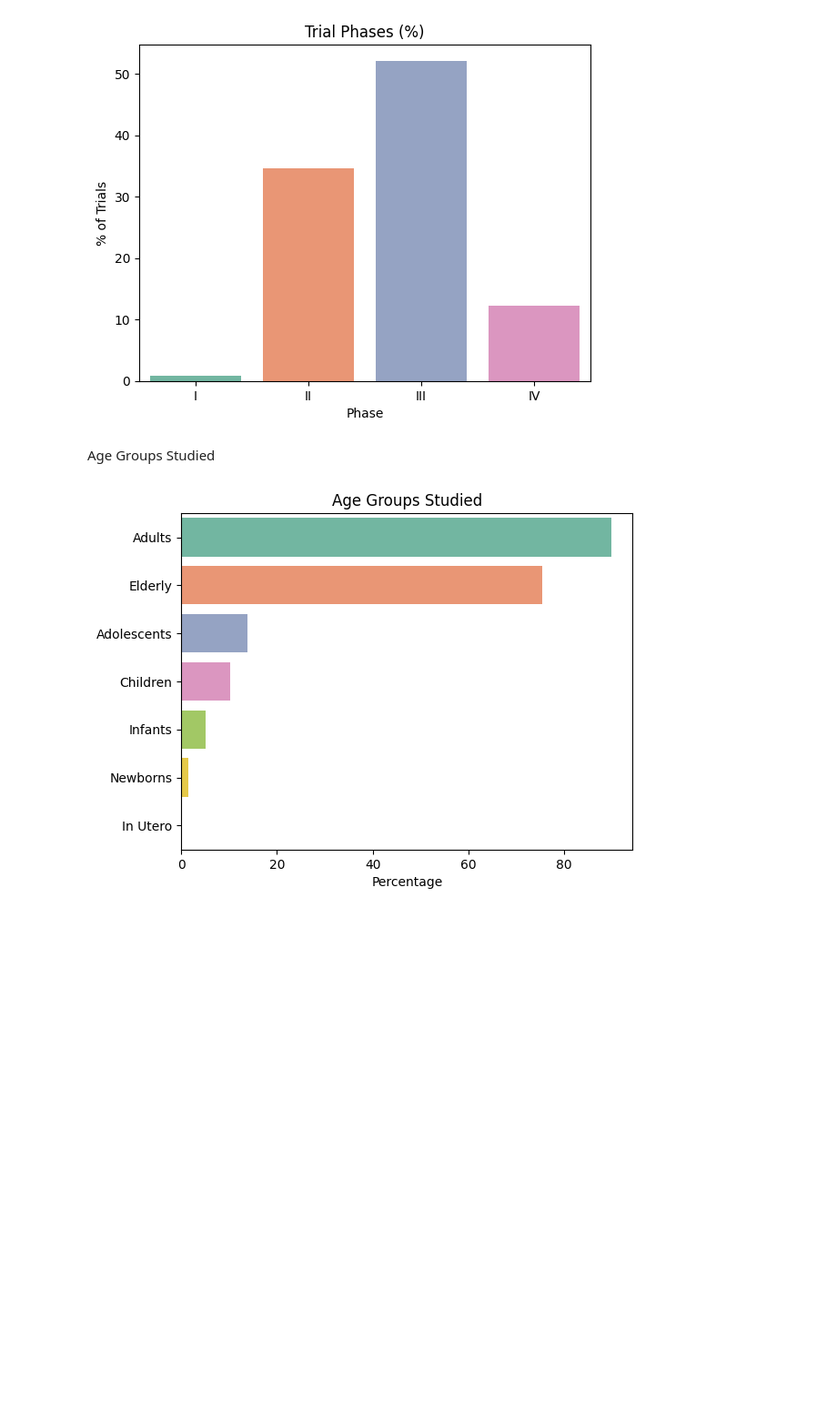
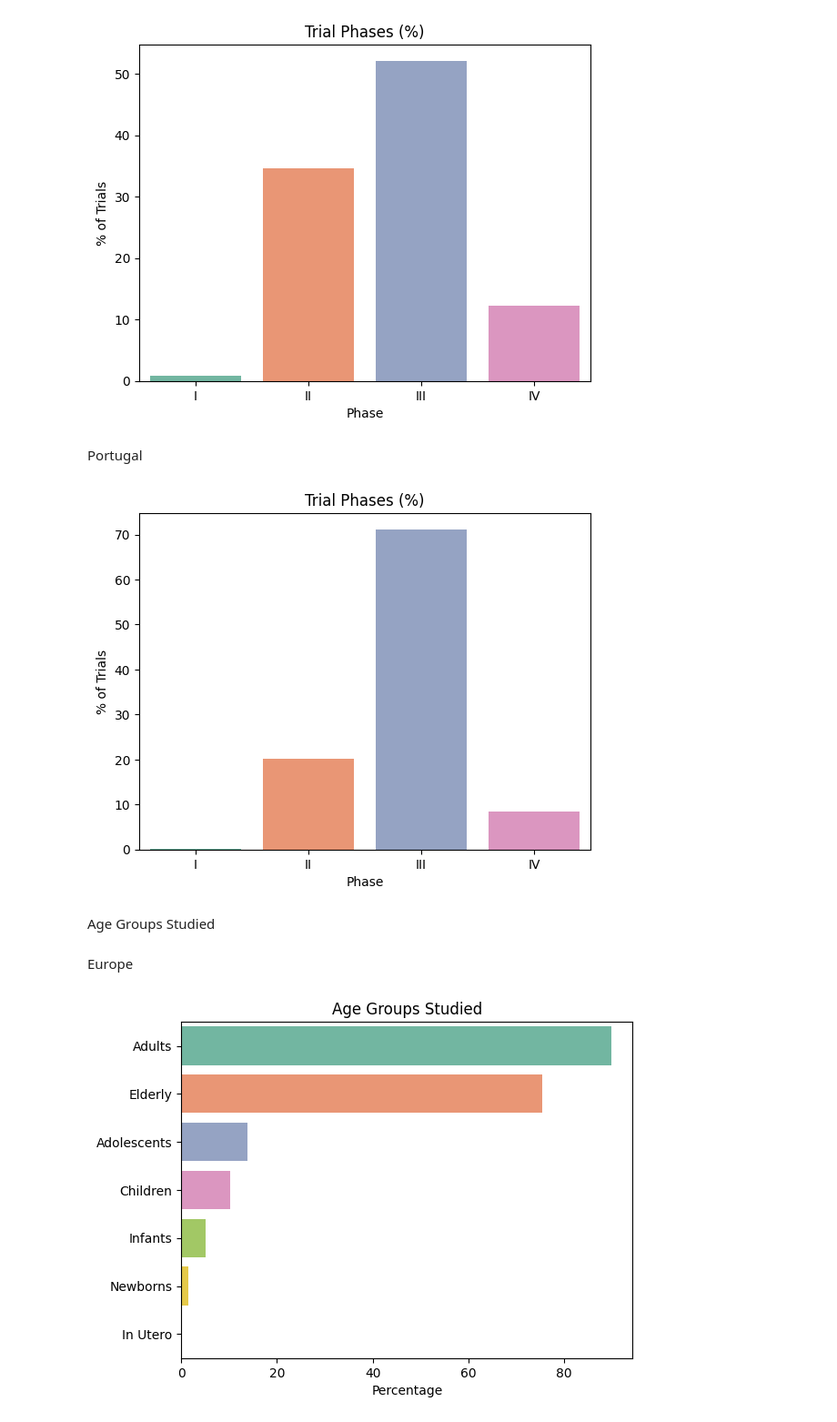
Before and after one commit to DiogoPF/Programming-Project, a Jupyter notebook: Data Cleaning NBs/Data_viz.ipynb, the cells around one changed output. Shown at 91% size. Cells and saved outputs as stored; diff of their text form; code cells hidden in the pictures; blank space fills up the shorter version.

```diff
--- a/Data Cleaning NBs/Data_viz.ipynb
+++ b/Data Cleaning NBs/Data_viz.ipynb
@@ -146,8 +261,24 @@ plt.ylabel('% of Trials')
 plt.show()
 # %% [output]
 [figure]
+# %% [markdown]
+Portugal
+# %%
+phase_perct = round(trials_pt.phase.value_counts() / len(trials_pt) *100,2)
+
+
+sns.barplot(x= phase_perct.index, y=phase_perct.values, palette='Set2')
+plt.gca().set_xticklabels(['I', 'II', 'III', 'IV'])
+plt.title('Trial Phases (%)')
+plt.xlabel('Phase')
+plt.ylabel('% of Trials')
+plt.show()
+# %% [output]
+[figure, added]
 # %% [markdown]
 Age Groups Studied
+# %% [markdown]
+Europe
 # %%
 trials.age.value_counts()[:5]
 
```
Also changed, not shown: parts of 21 cells of this notebook.
